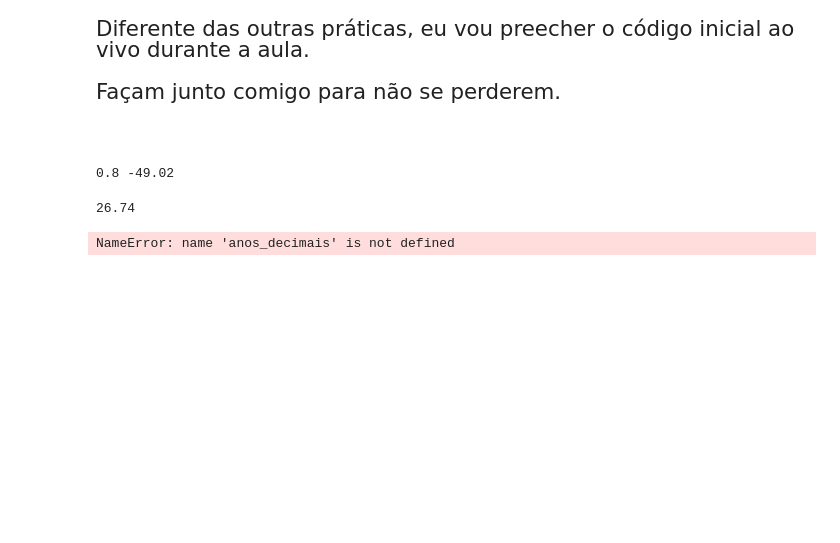
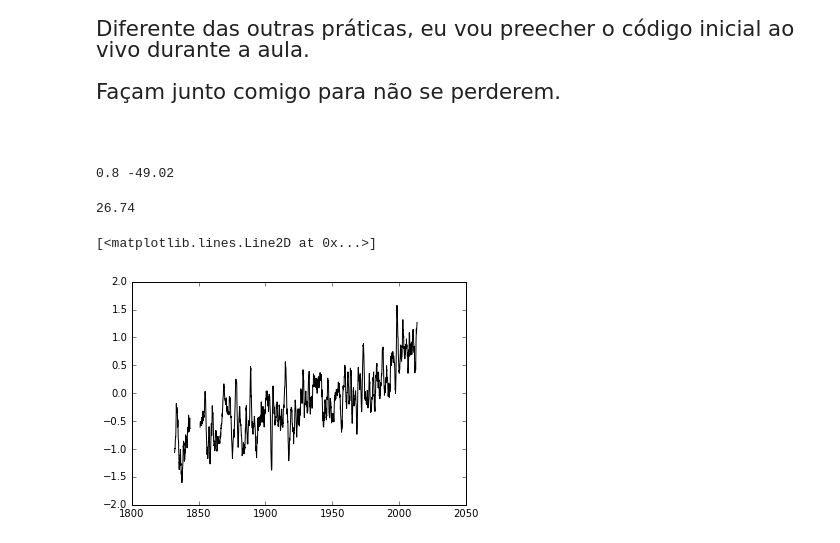
Before and after one commit to mat-esp-2016/capstone-ultima-pratica-amanda-joao-e-rian, a Jupyter notebook: capstone.ipynb, the cells around one changed output. Drawn from its saved outputs; the diff is of its cells as text; code cells hidden in the pictures; blank space fills up the shorter version.

```diff
--- a/capstone.ipynb
+++ b/capstone.ipynb
@@ -69,7 +63,20 @@ def le_anos_anomalias (nome_arquivo):
+# %%
+def le_anos_anomalias (nome_arquivo):
+
+    tabela = np.loadtxt (nome_arquivo, comments="%")
+    anos = tabela [:, 0]
+    meses = tabela [:, 1]
+    anos_decimais = (meses - 1)/12 + anos
+    anomalia = tabela [:, 4]
+
+
+
+    return anos_decimais, anomalia
 # %%
-anos, anom = le_anos_anomalias ('dados/0.80S-49.02W-TAVG-Trend.txt')
+anos, anom = le_anos_anomalias ('dados/15.27S-47.50W-TAVG-Trend.txt')
-# %% [output]
-NameError: name 'anos_decimais' is not defined
 # %%
 plt.figure()
-plt.plot (anos, anom, '-k', color = )
+plt.plot (anos, anom, '-k' )
+# %% [output]
+[<matplotlib.lines.Line2D at 0x...>]
+[figure, added]
```
Also changed, not shown: parts of 2 cells of this notebook.
